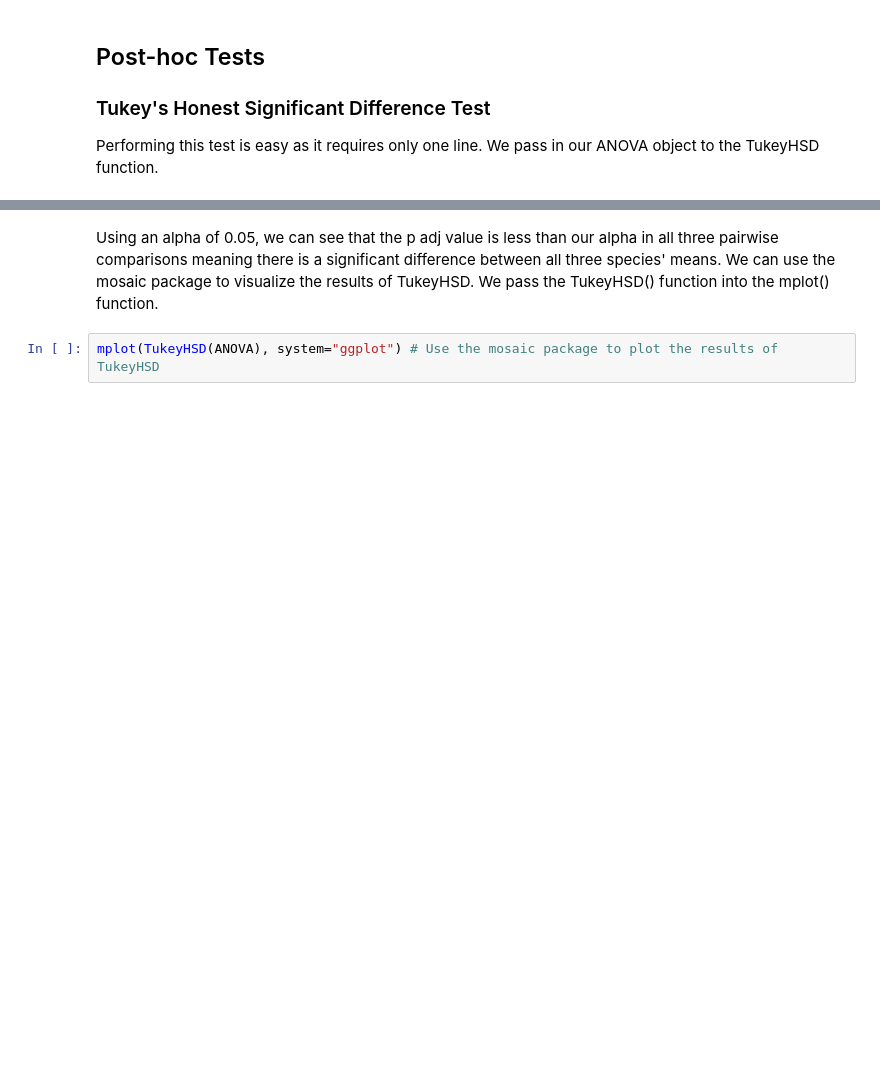
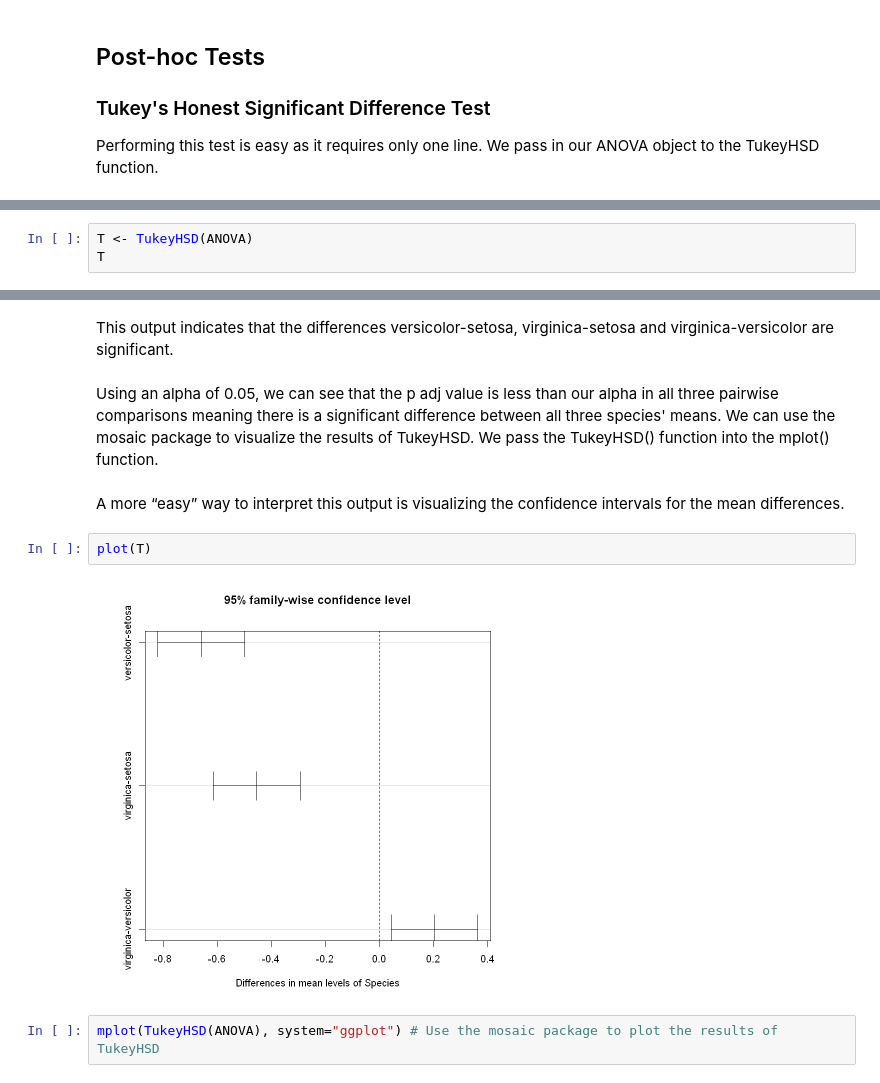
Before and after one commit to vinstray/StatisticalDataProcessing_PhDcourse, a Jupyter notebook: Notebook/9_Anova.ipynb, the cells around one changed output, grey strips where cells are left out. Saved outputs shown, nothing was run; the diff lists cells and outputs as text; blank space fills up the shorter version.

```diff
--- a/Notebook/9_Anova.ipynb
+++ b/Notebook/9_Anova.ipynb
@@ -104,0 +144,3 @@ virginica-versicolor  0.204  0.04314472  0.3648553 0.0087802
+# %%
+T <- TukeyHSD(ANOVA)
+T
@@ -105,5 +158,13 @@ virginica-versicolor  0.204  0.04314472  0.3648553 0.0087802
+# %% [markdown]
+This output indicates that the differences versicolor-setosa, virginica-setosa and virginica-versicolor are significant.
 # %% [markdown]
 Using an alpha of 0.05, we can see that the p adj value is less than our alpha in all three pairwise comparisons meaning there is a significant difference between all three species' means. We can use the mosaic package to visualize the results of TukeyHSD. We pass the TukeyHSD() function into the mplot() function.
+# %% [markdown]
+ A more “easy” way to interpret this output is visualizing the confidence intervals for the mean differences.
+# %%
+plot(T)
+# %% [output]
+[figure, added]
 # %%
 mplot(TukeyHSD(ANOVA), system="ggplot") # Use the mosaic package to plot the results of TukeyHSD
 # %% [output]
```
Also changed, not shown: parts of 7 cells of this notebook, 6 other files.
